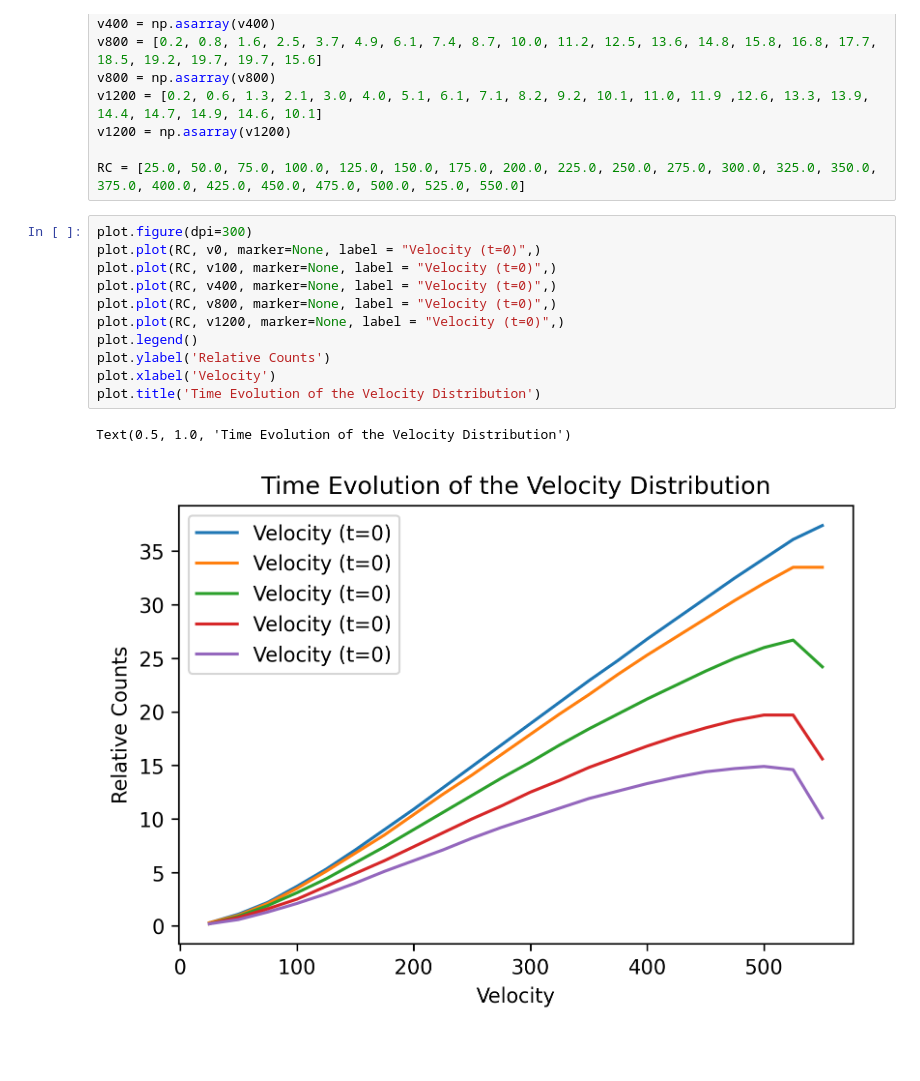
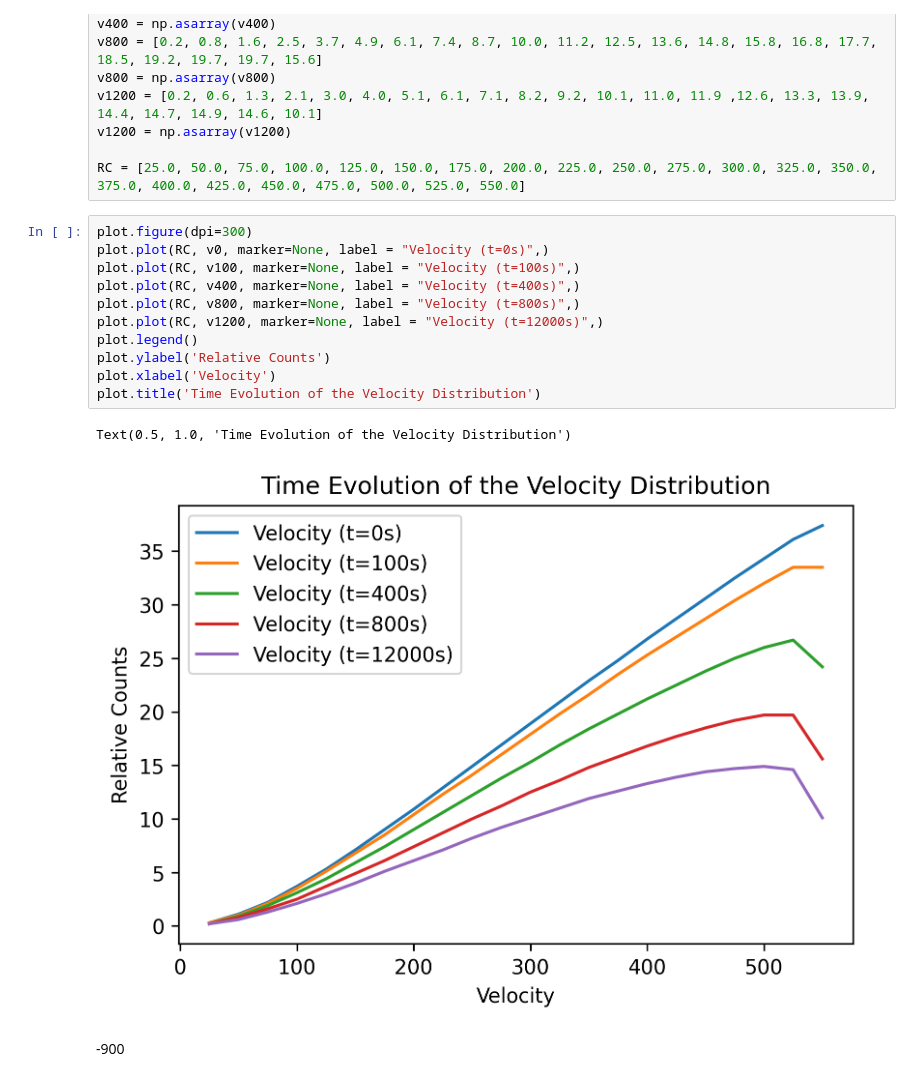
Before and after one commit to Nylsonnn/n2edm-work, a Jupyter notebook: n2edm work.ipynb, the cells around one changed output. Saved outputs shown, nothing was run; the diff lists cells and outputs as text; blank space fills up the shorter version.

```diff
--- a/n2edm work.ipynb
+++ b/n2edm work.ipynb
@@ -305,15 +320,17 @@ v1200 = np.asarray(v1200)
 RC = [25.0, 50.0, 75.0, 100.0, 125.0, 150.0, 175.0, 200.0, 225.0, 250.0, 275.0, 300.0, 325.0, 350.0, 375.0, 400.0, 425.0, 450.0, 475.0, 500.0, 525.0, 550.0]
 # %%
 plot.figure(dpi=300)
-plot.plot(RC, v0, marker=None, label = "Velocity (t=0)",)
-plot.plot(RC, v100, marker=None, label = "Velocity (t=0)",)
-plot.plot(RC, v400, marker=None, label = "Velocity (t=0)",)
-plot.plot(RC, v800, marker=None, label = "Velocity (t=0)",)
-plot.plot(RC, v1200, marker=None, label = "Velocity (t=0)",)
+plot.plot(RC, v0, marker=None, label = "Velocity (t=0s)",)
+plot.plot(RC, v100, marker=None, label = "Velocity (t=100s)",)
+plot.plot(RC, v400, marker=None, label = "Velocity (t=400s)",)
+plot.plot(RC, v800, marker=None, label = "Velocity (t=800s)",)
+plot.plot(RC, v1200, marker=None, label = "Velocity (t=12000s)",)
 plot.legend()
 plot.ylabel('Relative Counts')
 plot.xlabel('Velocity')
 plot.title('Time Evolution of the Velocity Distribution')
 # %% [output]
 Text(0.5, 1.0, 'Time Evolution of the Velocity Distribution')
-[figure, old version]
+[figure, new version]
+# %% [markdown]
+-900
```
Also changed, not shown: parts of 6 cells of this notebook.
